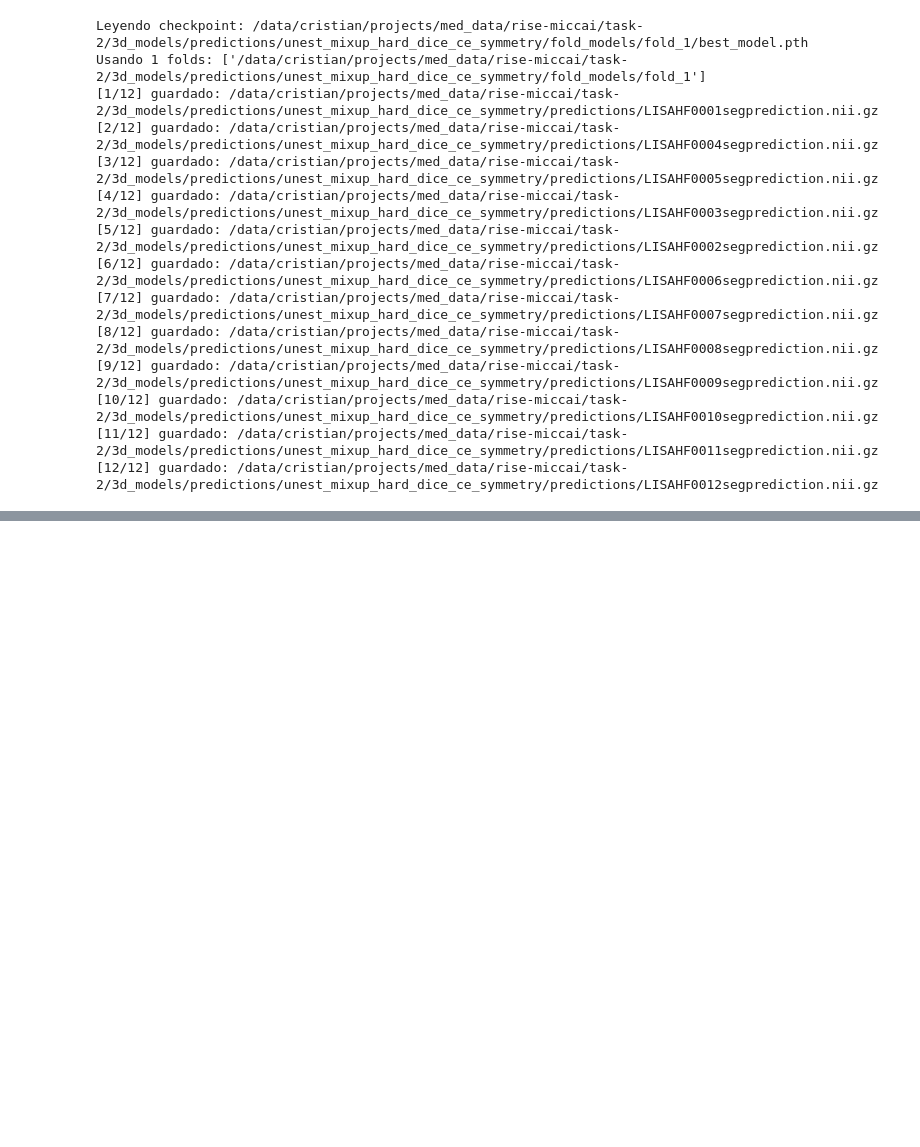
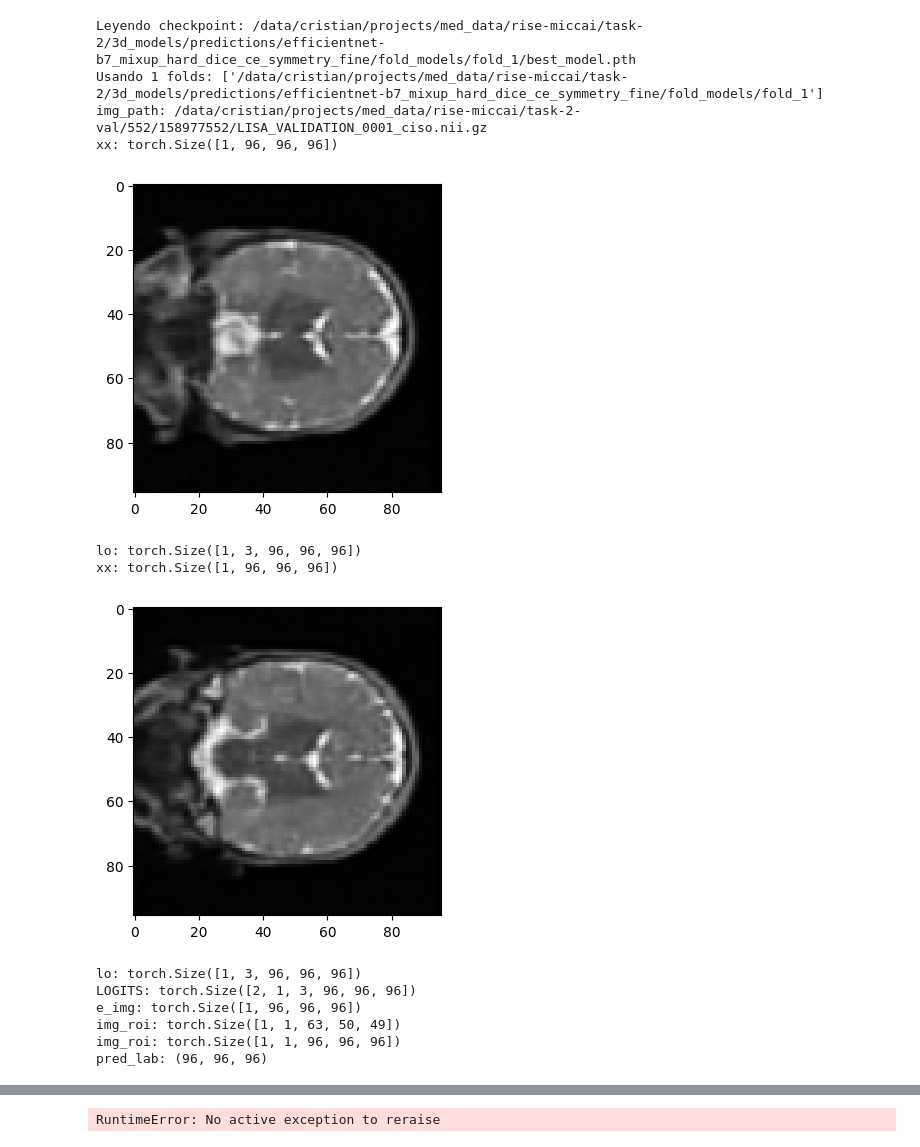
Before and after one commit to CristianLazoQuispe/rise-miccai-challenge2025, a Jupyter notebook: codes/8.Inference.ipynb, the cells around one changed output, grey strips where cells are left out. Drawn from its saved outputs; the diff is of its cells as text; code cells hidden in the pictures; blank space fills up the shorter version.

```diff
--- a/codes/8.Inference.ipynb
+++ b/codes/8.Inference.ipynb
@@ -340,29 +430,30 @@ def run_inference(
 # %%
 
 df_test_csv = "../results/preprocessed_data/task2/df_test_hipp.csv"
 
 
+
 run_inference(
     df_test_csv=df_test_csv,
     #models_root="./fold_models",   # donde están fold_1/best_model.pth, fold_2/..., etc.
-    models_root="/data/cristian/projects/med_data/rise-miccai/task-2/3d_models/predictions/unest_mixup_hard_dice_ce_symmetry/fold_models",
-    output_dir ="/data/cristian/projects/med_data/rise-miccai/task-2/3d_models/predictions/unest_mixup_hard_dice_ce_symmetry/predictions",
-    model_name="unest",            # o "unet"
+    models_root="/data/cristian/projects/med_data/rise-miccai/task-2/3d_models/predictions/efficientnet-b7_mixup_hard_dice_ce_symmetry_fine/fold_models",
+    output_dir ="/data/cristian/projects/med_data/rise-miccai/task-2/3d_models/predictions/efficientnet-b7_mixup_hard_dice_ce_symmetry_fine/predictions",
+    model_name="efficientnet-b7",            # o "unest"
     mask_threshold=0.0,            # si no tienes brainmask externa
     save_per_fold=True,            # guarda también por-fold en subcarpetas
 )
 # %% [output]
-Leyendo checkpoint: /data/cristian/projects/med_data/rise-miccai/task-2/3d_models/predictions/unest_mixup_hard_dice_ce_symmetry/fold_models/fold_1/best_model.pth
-Usando 1 folds: ['/data/cristian/projects/med_data/rise-miccai/task-2/3d_models/predictions/unest_mixup_hard_dice_ce_symmetry/fold_models/fold_1']
-[1/12] guardado: /data/cristian/projects/med_data/rise-miccai/task-2/3d_models/predictions/unest_mixup_hard_dice_ce_symmetry/predictions/LISAHF0001segprediction.nii.gz
-[2/12] guardado: /data/cristian/projects/med_data/rise-miccai/task-2/3d_models/predictions/unest_mixup_hard_dice_ce_symmetry/predictions/LISAHF0004segprediction.nii.gz
-[3/12] guardado: /data/cristian/projects/med_data/rise-miccai/task-2/3d_models/predictions/unest_mixup_hard_dice_ce_symmetry/predictions/LISAHF0005segprediction.nii.gz
-[4/12] guardado: /data/cristian/projects/med_data/rise-miccai/task-2/3d_models/predictions/unest_mixup_hard_dice_ce_symmetry/predictions/LISAHF0003segprediction.nii.gz
-[5/12] guardado: /data/cristian/projects/med_data/rise-miccai/task-2/3d_models/predictions/unest_mixup_hard_dice_ce_symmetry/predictions/LISAHF0002segprediction.nii.gz
-[6/12] guardado: /data/cristian/projects/med_data/rise-miccai/task-2/3d_models/predictions/unest_mixup_hard_dice_ce_symmetry/predictions/LISAHF0006segprediction.nii.gz
-[7/12] guardado: /data/cristian/projects/med_data/rise-miccai/task-2/3d_models/predictions/unest_mixup_hard_dice_ce_symmetry/predictions/LISAHF0007segprediction.nii.gz
-[8/12] guardado: /data/cristian/projects/med_data/rise-miccai/task-2/3d_models/predictions/unest_mixup_hard_dice_ce_symmetry/predictions/LISAHF0008segprediction.nii.gz
-[9/12] guardado: /data/cristian/projects/med_data/rise-miccai/task-2/3d_models/predictions/unest_mixup_hard_dice_ce_symmetry/predictions/LISAHF0009segprediction.nii.gz
-[10/12] guardado: /data/cristian/projects/med_data/rise-miccai/task-2/3d_models/predictions/unest_mixup_hard_dice_ce_symmetry/predictions/LISAHF0010segprediction.nii.gz
-[11/12] guardado: /data/cristian/projects/med_data/rise-miccai/task-2/3d_models/predictions/unest_mixup_hard_dice_ce_symmetry/predictions/LISAHF0011segprediction.nii.gz
-[12/12] guardado: /data/cristian/projects/med_data/rise-miccai/task-2/3d_models/predictions/unest_mixup_hard_dice_ce_symmetry/predictions/LISAHF0012segprediction.nii.gz
+Leyendo checkpoint: /data/cristian/projects/med_data/rise-miccai/task-2/3d_models/predictions/efficientnet-b7_mixup_hard_dice_ce_symmetry_fine/fold_models/fold_1/best_model.pth
+Usando 1 folds: ['/data/cristian/projects/med_data/rise-miccai/task-2/3d_models/predictions/efficientnet-b7_mixup_hard_dice_ce_symmetry_fine/fold_models/fold_1']
+img_path: /data/cristian/projects/med_data/rise-miccai/task-2-val/552/158977552/LISA_VALIDATION_0001_ciso.nii.gz
+xx: torch.Size([1, 96, 96, 96])
+[figure, added]
+lo: torch.Size([1, 3, 96, 96, 96])
+xx: torch.Size([1, 96, 96, 96])
+[figure, added]
+lo: torch.Size([1, 3, 96, 96, 96])
+LOGITS: torch.Size([2, 1, 3, 96, 96, 96])
+e_img: torch.Size([1, 96, 96, 96])
+img_roi: torch.Size([1, 1, 63, 50, 49])
+img_roi: torch.Size([1, 1, 96, 96, 96])
+pred_lab: (96, 96, 96)
@@ -369,2 +461,3 @@ Usando 1 folds: ['/data/cristian/projects/med_data/rise-miccai/task-2/3d_models/
+RuntimeError: No active exception to reraise
 # %%
 #scp -r va0831@148.100.72.4:/data/cristian/projects/med_data/rise-miccai/task-2/3d_models/predictions/unest_mixup_hard_dice_ce_symmetry/predictions/ .
```
Also changed, not shown: parts of 2 cells of this notebook, 3 other files.
